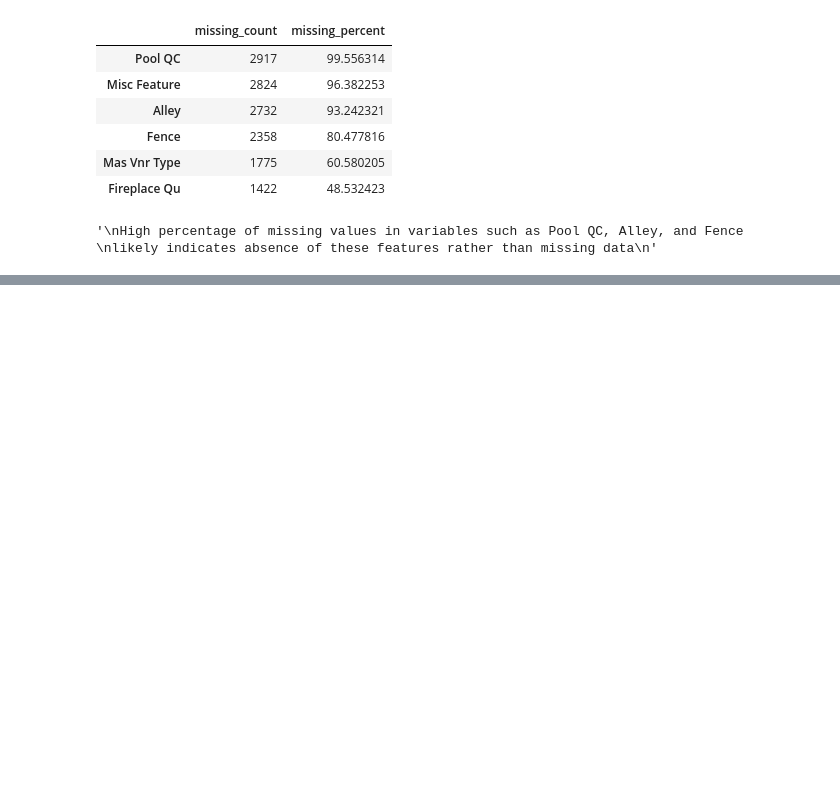
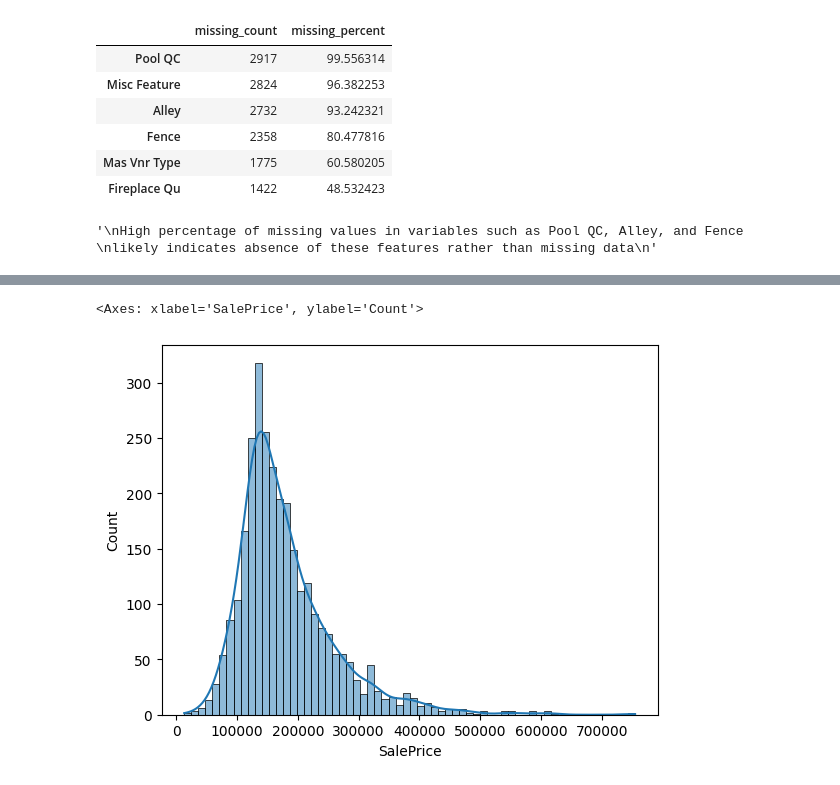
Before and after one commit to Tomasz-Marek/ames-housing-eda, a Jupyter notebook: notebooks/01_ames_eda.ipynb, the cells around one changed output, grey strips where cells are left out. Saved outputs shown, nothing was run; the diff lists cells and outputs as text; code cells hidden in the pictures; blank space fills up the shorter version.

Commit message:
Analyzing dataset and plotting basic figures

```diff
--- a/notebooks/01_ames_eda.ipynb
+++ b/notebooks/01_ames_eda.ipynb
@@ -150,0 +227,6 @@ likely indicates absence of these features rather than missing data
+# %%
+
+sns.histplot(df["SalePrice"], kde=True)
+# %% [output]
+<Axes: xlabel='SalePrice', ylabel='Count'>
+[figure, added]
```
Also changed, not shown: parts of 13 cells of this notebook, 1 other file.
